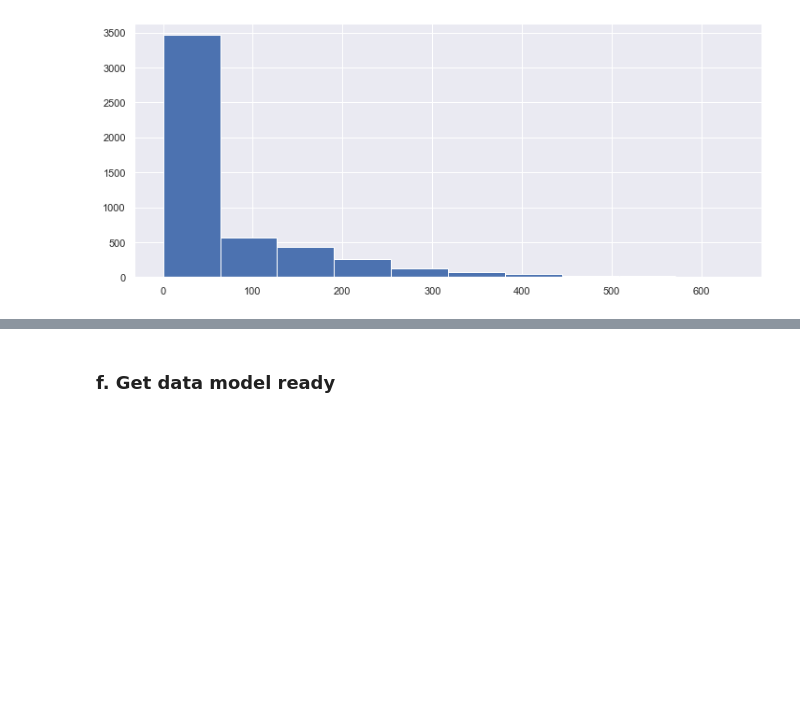
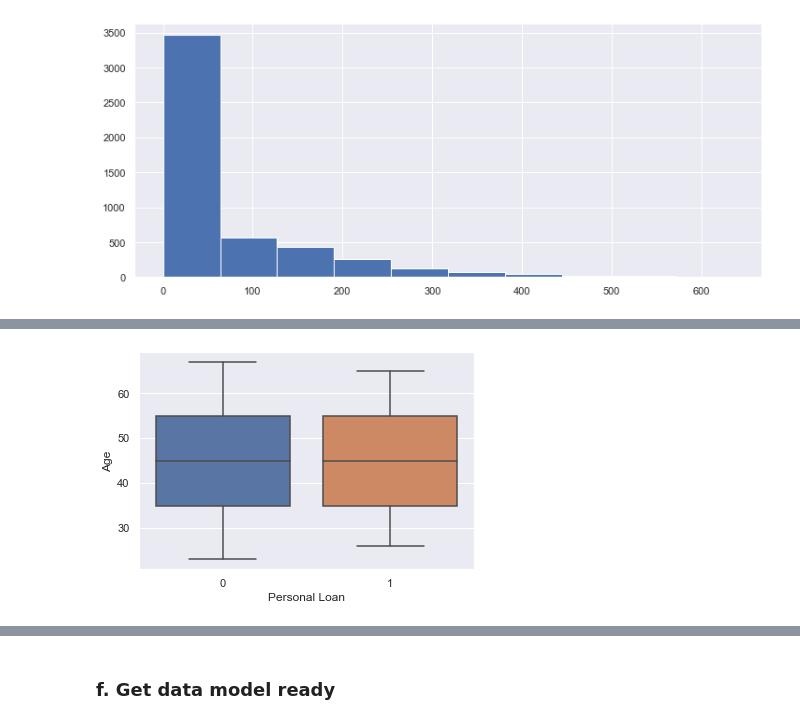
Before and after one commit to GreatLearningAIML1/gl-pgp-aiml-uta-intl-mar20-olabodejames, a Jupyter notebook: Supervised Learning - Project/Supervised Learning Project - Answer - Olabode James.ipynb, the cells around one changed output, grey strips where cells are left out. Drawn from its saved outputs; the diff is of its cells as text; code cells hidden in the pictures; blank space fills up the shorter version.

```diff
--- a/Supervised Learning - Project/Supervised Learning Project - Answer - Olabode James.ipynb
+++ b/Supervised Learning - Project/Supervised Learning Project - Answer - Olabode James.ipynb
@@ -319,0 +306,4 @@ bankDataRev.corr()
+# %%
+sns.boxplot(bankDataRev['Personal Loan'], bankDataRev['Age']);
+# %% [output]
+[figure, added]
```
Also changed, not shown: parts of 32 cells of this notebook.
